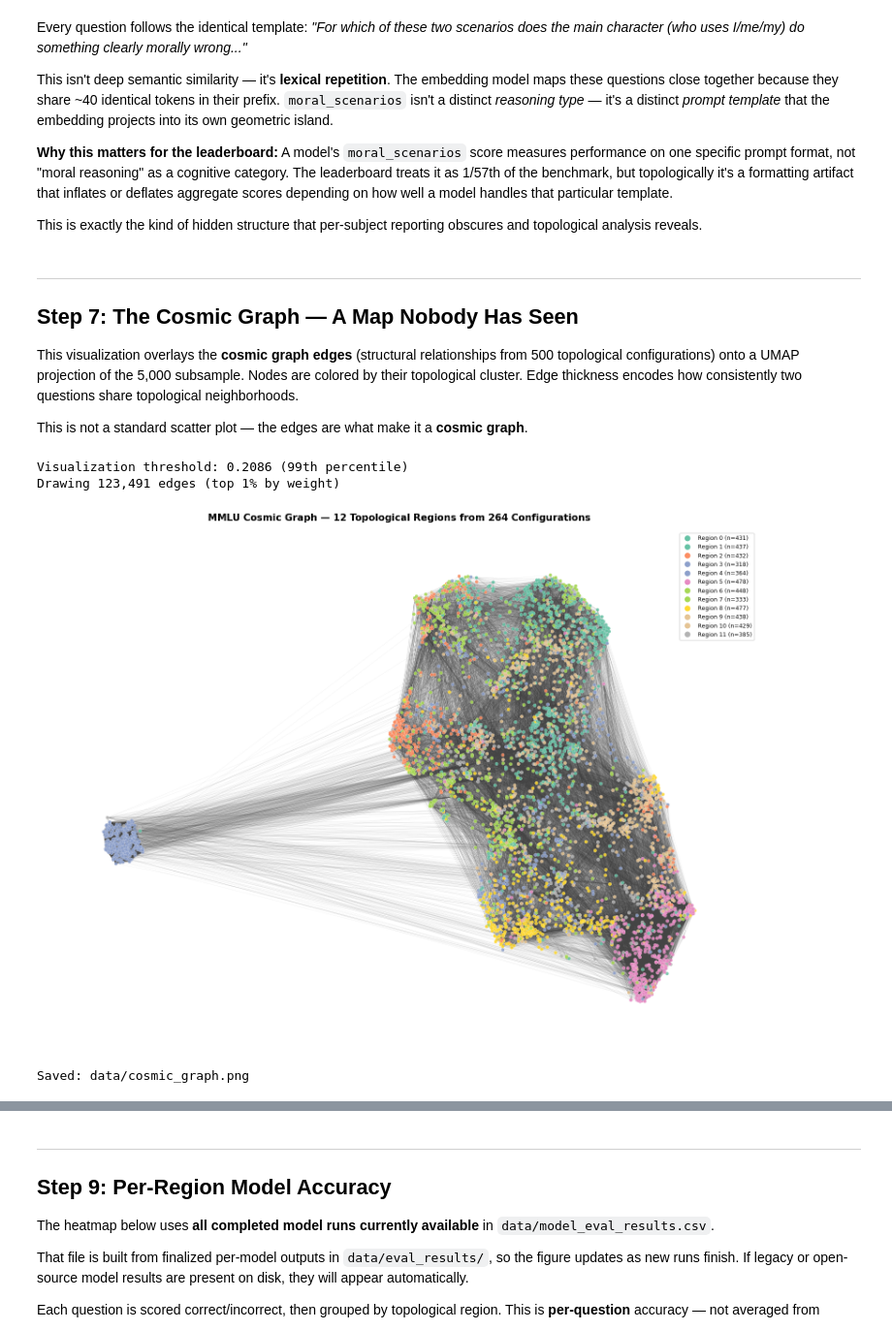
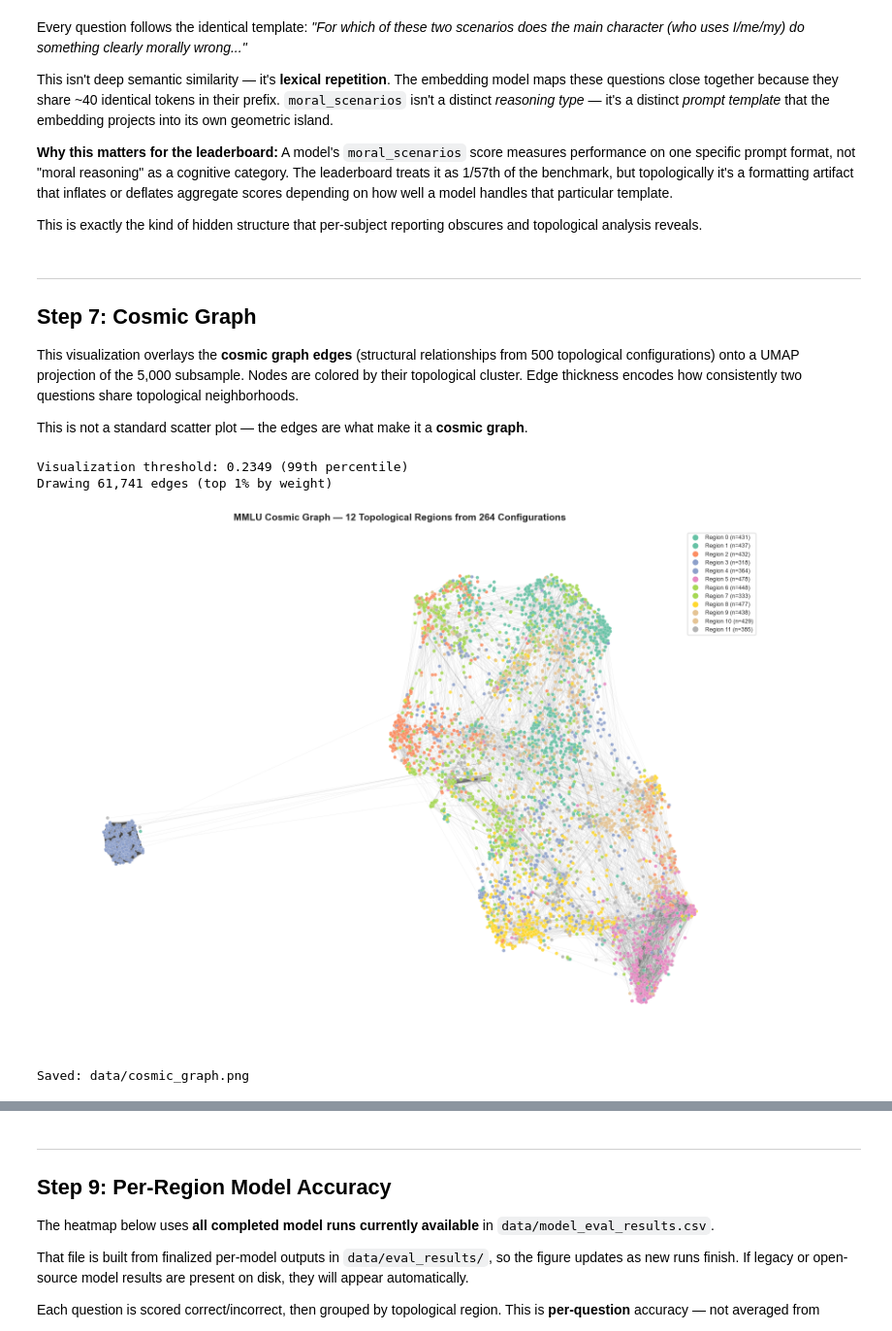
Before and after one commit to Krv-Labs/pulsar, a Jupyter notebook: demos/mmlu/mmlu_topology_demo.ipynb, the cells around one changed output, grey strips where cells are left out. Shown at 97% size. Drawn from its saved outputs; the diff is of its cells as text; code cells hidden in the pictures.

```diff
--- a/demos/mmlu/mmlu_topology_demo.ipynb
+++ b/demos/mmlu/mmlu_topology_demo.ipynb
@@ -302,7 +214,7 @@ dist_matrix = 1.0 - W
 np.fill_diagonal(dist_matrix, 0.0)
 
 # Sweep k=2..15, compute silhouette score for each
-k_range = range(2, 16)
+k_range = range(2, 21)
 silhouette_scores = []
 
 print("Silhouette sweep:")
@@ -478,7 +390,7 @@ This isn't deep semantic similarity — it's **lexical repetition**. The embeddi
 This is exactly the kind of hidden structure that per-subject reporting obscures and topological analysis reveals.
 # %% [markdown]
 ---
-## Step 7: The Cosmic Graph — A Map Nobody Has Seen
+## Step 7: Cosmic Graph
 
 This visualization overlays the **cosmic graph edges** (structural relationships from 500 topological configurations) onto a UMAP projection of the 5,000 subsample. Nodes are colored by their topological cluster. Edge thickness encodes how consistently two questions share topological neighborhoods.
 
@@ -505,7 +417,7 @@ pos = {i: (umap_sub[i, 0], umap_sub[i, 1]) for i in range(len(umap_sub))}
 W = model.weighted_adjacency
 upper = W[np.triu_indices(W.shape[0], k=1)]
 nonzero = upper[upper > 0]
-viz_threshold = np.percentile(nonzero, 99)
+viz_threshold = np.percentile(nonzero, 99.5)
 
 viz_edges = []
 for u, v, d in G.edges(data=True):
@@ -538,36 +450,36 @@ if viz_edges:
 
 # Draw nodes on top
 nx.draw_networkx_nodes(
     G, pos, ax=ax,
     nodelist=list(range(len(umap_sub))),
     node_size=node_sizes,
     node_color=cluster_colors,
     edgecolors="white", linewidths=0.2,
     alpha=0.85,
 )
 
 # Legend
 legend_elements = [
     Line2D([0], [0], marker="o", color="w", markerfacecolor=cmap(i / N_CLUSTERS),
            markersize=10, label=f"Region {i} (n={cluster_sizes[i]})")
     for i in range(N_CLUSTERS)
 ]
 ax.legend(handles=legend_elements, loc="upper right", fontsize=9,
           framealpha=0.9, edgecolor="#cccccc")
 
 ax.set_title(
     f"MMLU Cosmic Graph \u2014 {N_CLUSTERS} Topological Regions from {n_maps} Configurations",
     fontsize=15, fontweight="bold", pad=15,
 )
 ax.axis("off")
 plt.tight_layout()
 plt.savefig(DATA_DIR / "cosmic_graph.png", dpi=200, bbox_inches="tight", facecolor="white")
 plt.show()
 print("Saved: data/cosmic_graph.png")
 # %% [output]
-Visualization threshold: 0.2086 (99th percentile)
-Drawing 123,491 edges (top 1% by weight)
+Visualization threshold: 0.2349 (99th percentile)
+Drawing 61,741 edges (top 1% by weight)
-[figure, old version]
+[figure, new version]
 Saved: data/cosmic_graph.png
 # %% [markdown]
 ---
```
Also changed, not shown: parts of 7 cells of this notebook, 7 other files.
